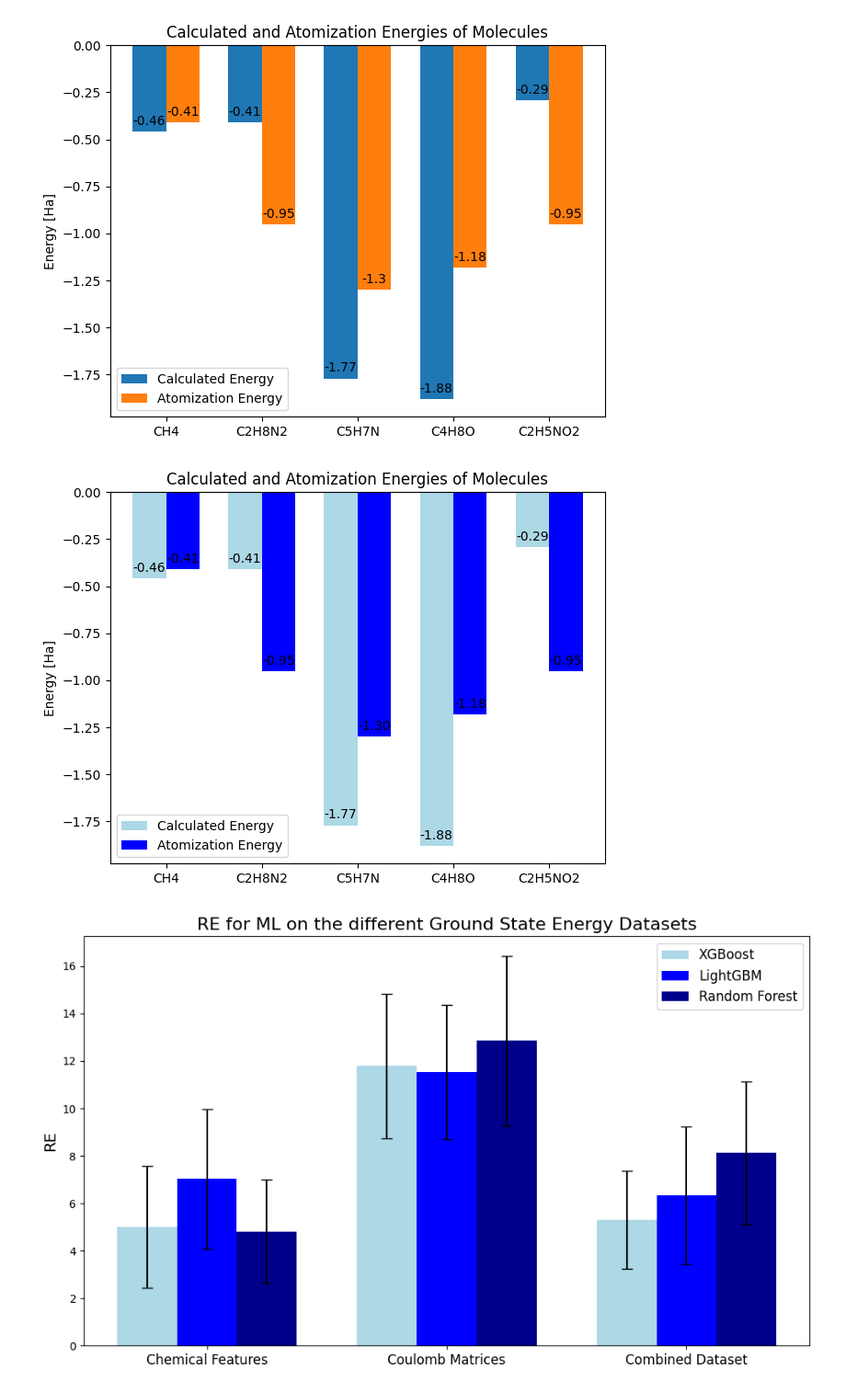
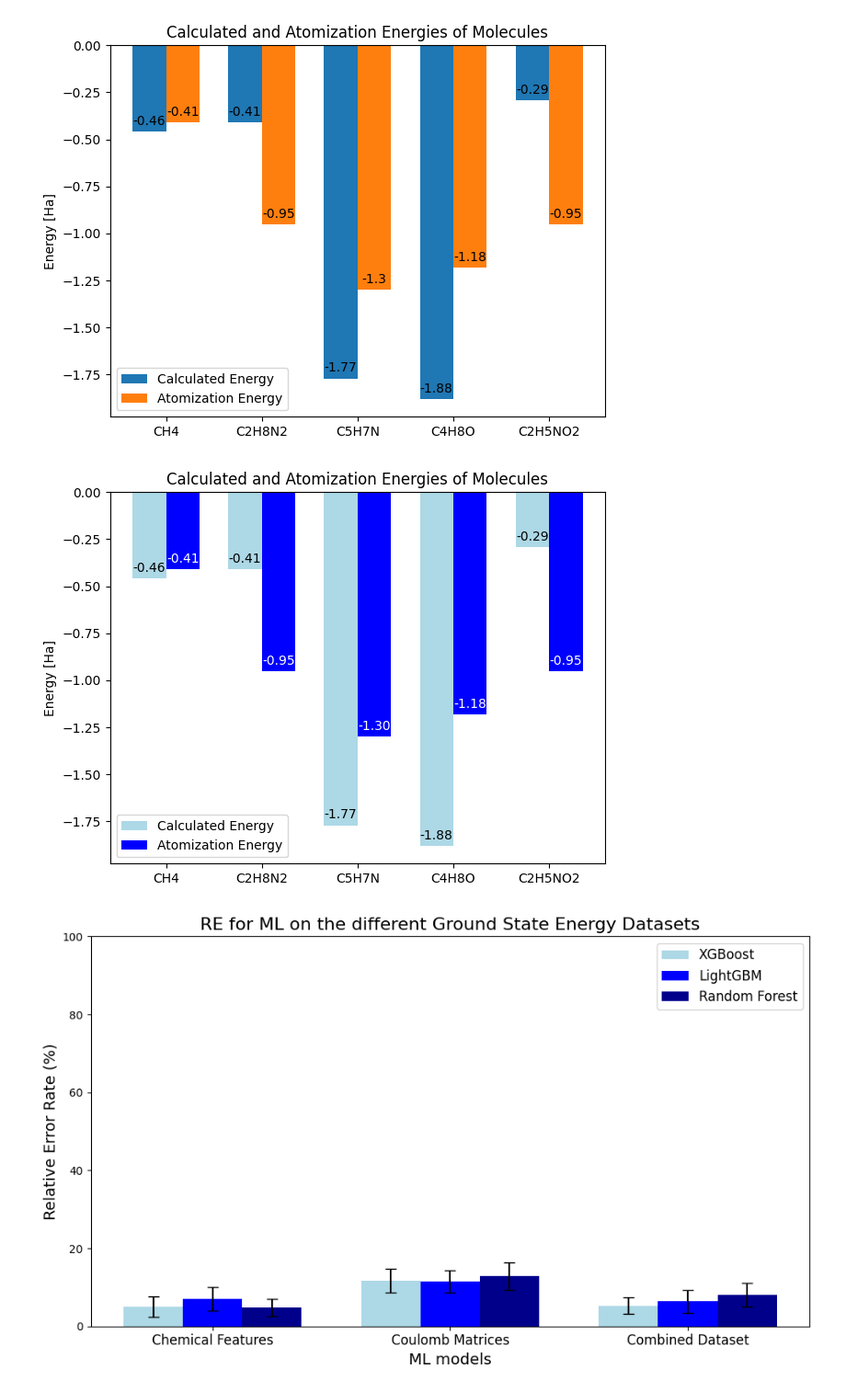
Before and after one commit to laiacoronas/quantum, a Jupyter notebook: plots.ipynb, the cells around one changed output. Shown at 92% size. Saved outputs shown, nothing was run; the diff lists cells and outputs as text; code cells hidden in the pictures.

```diff
--- a/plots.ipynb
+++ b/plots.ipynb
@@ -113,7 +113,7 @@ ax.set_xticklabels(molecules)
 ax.legend()
 
 # Add labels on top of the bars
-def autolabel(rects):
+def autolabel(rects, text_color):
     """Attach a text label above each bar in *rects*, displaying its height."""
     for rect in rects:
         height = rect.get_height()
@@ -121,10 +121,11 @@ def autolabel(rects):
                     xy=(rect.get_x() + rect.get_width() / 2, height),
                     xytext=(0, 3),  # 3 points vertical offset
                     textcoords="offset points",
-                    ha='center', va='bottom')
+                    ha='center', va='bottom',
+                    color=text_color)
 
-autolabel(rects1)
-autolabel(rects2)
+autolabel(rects1, 'black')
+autolabel(rects2, 'white')
 
 # Perform t-test and annotate statistically significant differences
 for i in range(len(molecules)):
@@ -139,7 +140,7 @@ fig.tight_layout()
 
 plt.show()
 # %% [output]
-[figure, old version]
+[figure, new version]
 # %%
 import matplotlib.pyplot as plt
 import numpy as np
@@ -163,35 +164,37 @@ width = 0.25  # the width of the bars
 
 fig, ax = plt.subplots(figsize=(10, 6))
 
 rects1 = ax.bar(x - width, data['XGBoost'], width, yerr=errors['XGBoost'], label='XGBoost', capsize=5, color='lightblue')
 rects2 = ax.bar(x, data['LightGBM'], width, yerr=errors['LightGBM'], label='LightGBM', capsize=5, color='blue')
 rects3 = ax.bar(x + width, data['Random Forest'], width, yerr=errors['Random Forest'], label='Random Forest', capsize=5, color='darkblue')
 
 # Add some text for labels, title and custom x-axis tick labels, etc.
-ax.set_ylabel('RE', fontsize=14)
+ax.set_ylabel('Relative Error Rate (%)', fontsize=14)
+ax.set_xlabel('ML models', fontsize=14)
 ax.set_title('RE for ML on the different Ground State Energy Datasets', fontsize=16)
+ax.set_ylim(0,100)
 ax.set_xticks(x)
 ax.set_xticklabels(categories, fontsize=12)
 ax.legend(fontsize=12)
 
 # Add labels on top of the bars
 def autolabel(rects):
     """Attach a text label above each bar in *rects*, displaying its height."""
     for rect in rects:
         height = rect.get_height()
         ax.annotate(f'{height:.2f}',
                     xy=(rect.get_x() + rect.get_width() / 2, height),
                     xytext=(0, 3),  # 3 points vertical offset
                     textcoords="offset points",
                     ha='center', va='bottom', fontsize=10)
 
 
 
 fig.tight_layout()
 
 plt.show()
 # %% [output]
-[figure, old version]
+[figure, new version]
 # %%
 import matplotlib.pyplot as plt
 import numpy as np
```
Also changed, not shown: parts of 4 cells of this notebook, 3 other files.
